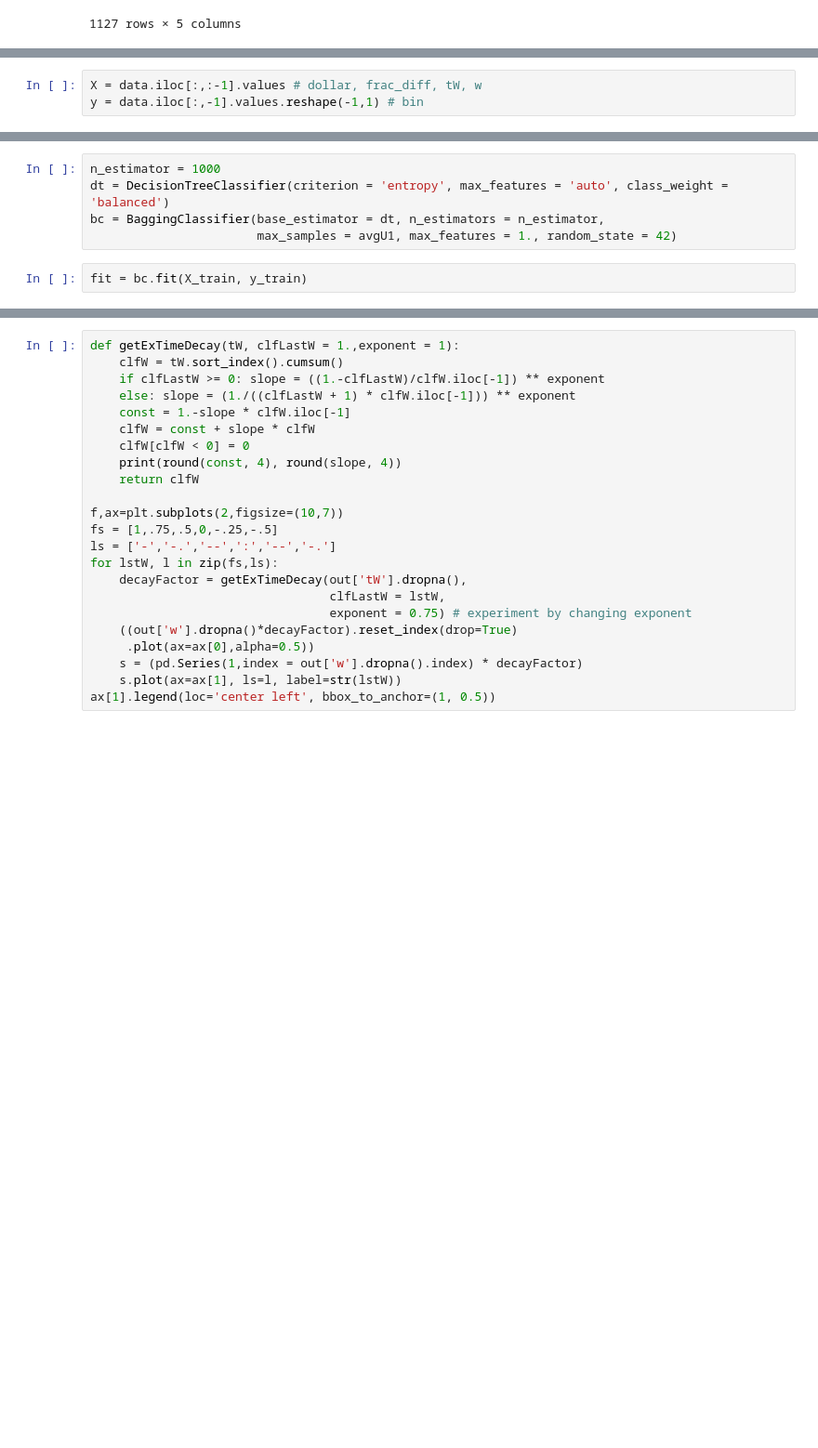
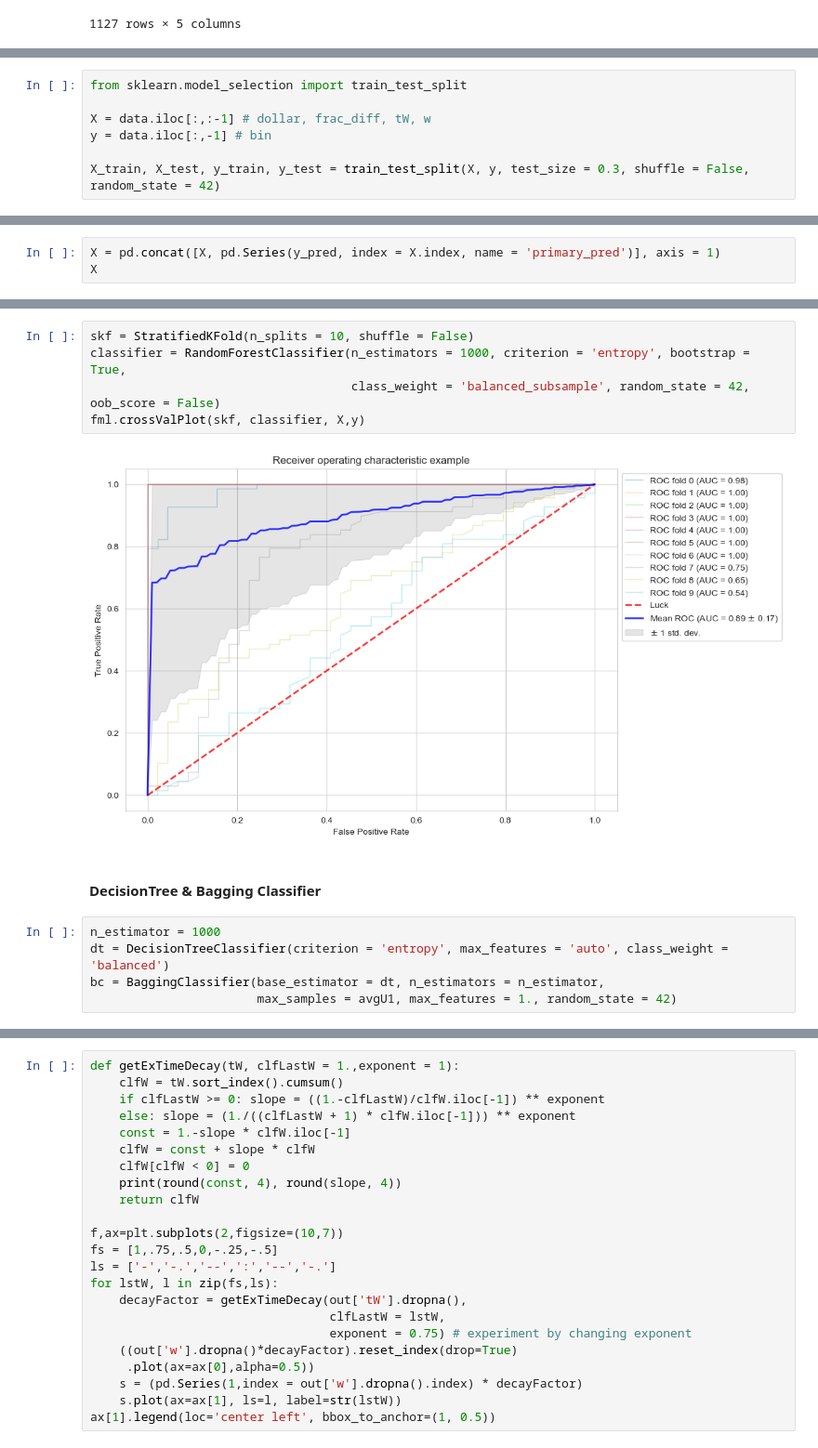
Before and after one commit to Tommylee1013/Advances-in-Financial-Machine-Learning, a Jupyter notebook: KOSPI_future200.ipynb, the cells around one changed output, grey strips where cells are left out. Shown at 93% size. Cells and saved outputs as stored; diff of their text form; blank space fills up the shorter version.

```diff
--- a/KOSPI_future200.ipynb
+++ b/KOSPI_future200.ipynb
@@ -447,3 +449,7 @@ Bagging, Random Forest, Catboost
 # %%
-X = data.iloc[:,:-1].values # dollar, frac_diff, tW, w
-y = data.iloc[:,-1].values.reshape(-1,1) # bin
+from sklearn.model_selection import train_test_split
+
+X = data.iloc[:,:-1] # dollar, frac_diff, tW, w
+y = data.iloc[:,-1] # bin
+
+X_train, X_test, y_train, y_test = train_test_split(X, y, test_size = 0.3, shuffle = False, random_state = 42)
@@ -449,0 +493,3 @@ y = data.iloc[:,-1].values.reshape(-1,1) # bin
+# %%
+X = pd.concat([X, pd.Series(y_pred, index = X.index, name = 'primary_pred')], axis = 1)
+X
@@ -456,7 +528,14 @@ X_train, X_test, y_train, y_test = train_test_split(X, y, test_size = 0.3, shuff
+# %%
+skf = StratifiedKFold(n_splits = 10, shuffle = False)
+classifier = RandomForestClassifier(n_estimators = 1000, criterion = 'entropy', bootstrap = True,
+                                    class_weight = 'balanced_subsample', random_state = 42, oob_score = False)
+fml.crossValPlot(skf, classifier, X,y)
+# %% [output]
+[figure, added]
+# %% [markdown]
+#### DecisionTree & Bagging Classifier
 # %%
 n_estimator = 1000
 dt = DecisionTreeClassifier(criterion = 'entropy', max_features = 'auto', class_weight = 'balanced')
 bc = BaggingClassifier(base_estimator = dt, n_estimators = n_estimator,
                        max_samples = avgU1, max_features = 1., random_state = 42)
-# %%
-fit = bc.fit(X_train, y_train)
```
Also changed, not shown: parts of 27 cells of this notebook, 5 other files.
